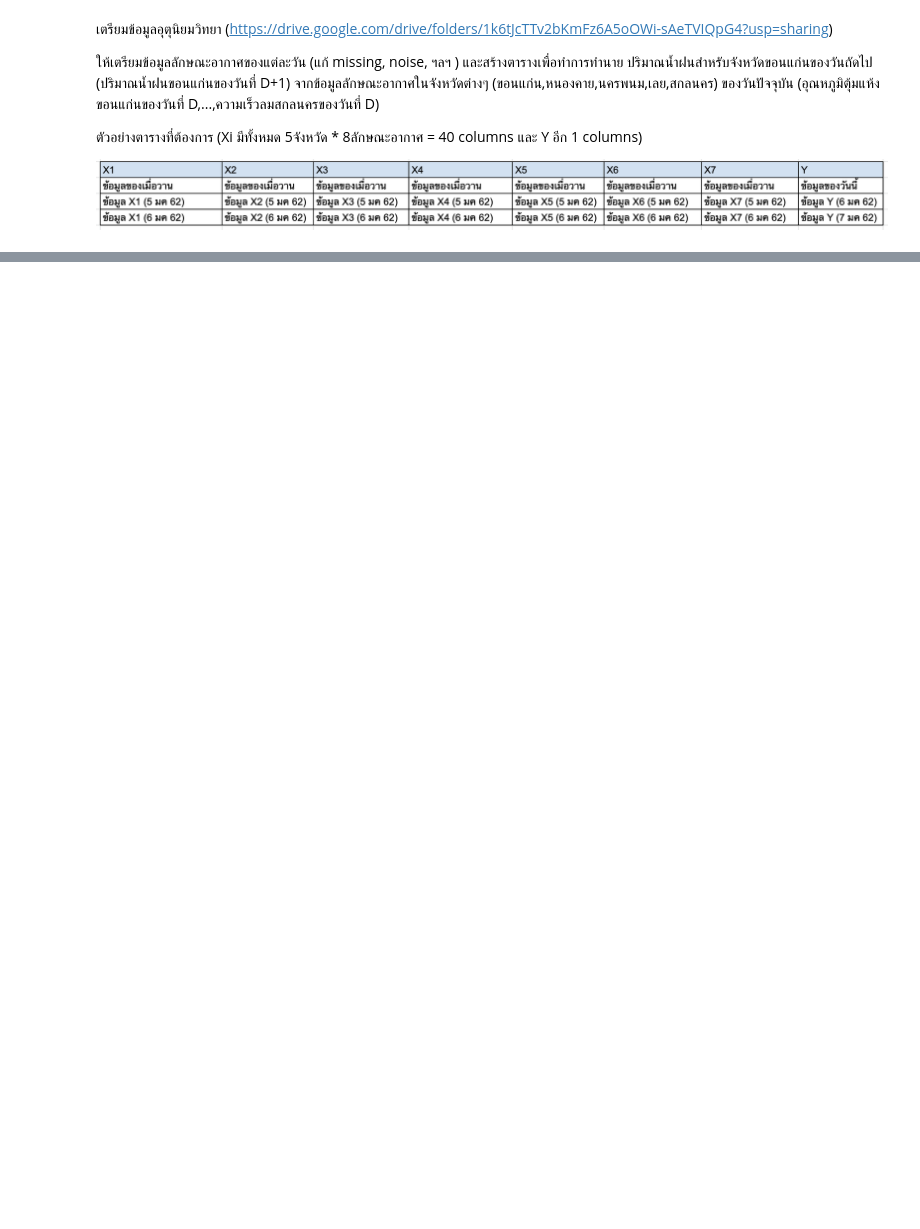
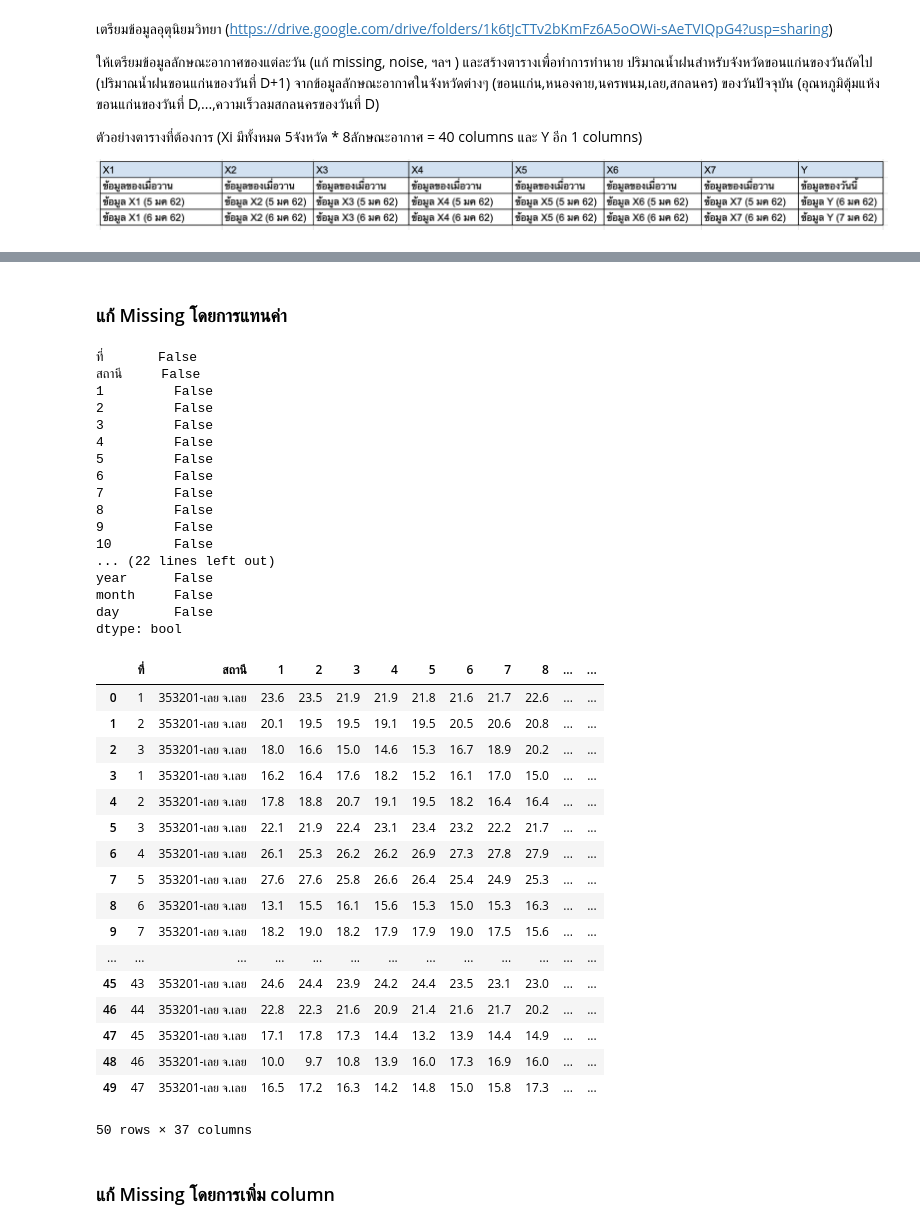
Before and after one commit to Wilanth/BSC_DPDM23, a Jupyter notebook: midterm_bscdpdm23.ipynb, the cells around one changed output, grey strips where cells are left out. Drawn from its saved outputs; the diff is of its cells as text; code cells hidden in the pictures; blank space fills up the shorter version.

```diff
--- a/midterm_bscdpdm23.ipynb
+++ b/midterm_bscdpdm23.ipynb
@@ -298,0 +2093,4 @@ Dew_temp_khonkaen.head()
+# %%
+lei_dewpoint=lei_dewpoint.replace('-',np.NaN)
+print(lei_dewpoint.isnull().any()) # เช็คค่าว่าง Null # true คือ มีค่าว่าง
+lei_dewpoint.head()
@@ -298,0 +2122,2 @@ Dew_temp_khonkaen.head()
+# %% [markdown]
+### แก้ Missing โดยการแทนค่า
@@ -298,0 +2131,41 @@ Dew_temp_khonkaen.head()
+# %%
+print(lei_dewpoint.isnull().any()) # เช็คค่าว่าง Null # true คือ มีค่าว่าง
+lei_dewpoint
+# %% [output]
+ที่       False
+สถานี     False
+1         False
+2         False
+3         False
+4         False
+5         False
+6         False
+7         False
+8         False
+9         False
+10        False
+... (22 lines left out)
+year      False
+month     False
+day       False
+dtype: bool
+|  | ที่ | สถานี | 1 | 2 | 3 | 4 | 5 | 6 | 7 | 8 | ... | ... |
+| 0 | 1 | 353201-เลย จ.เลย | 23.6 | 23.5 | 21.9 | 21.9 | 21.8 | 21.6 | 21.7 | 22.6 | ... | ... |
+| 1 | 2 | 353201-เลย จ.เลย | 20.1 | 19.5 | 19.5 | 19.1 | 19.5 | 20.5 | 20.6 | 20.8 | ... | ... |
+| 2 | 3 | 353201-เลย จ.เลย | 18.0 | 16.6 | 15.0 | 14.6 | 15.3 | 16.7 | 18.9 | 20.2 | ... | ... |
+| 3 | 1 | 353201-เลย จ.เลย | 16.2 | 16.4 | 17.6 | 18.2 | 15.2 | 16.1 | 17.0 | 15.0 | ... | ... |
+| 4 | 2 | 353201-เลย จ.เลย | 17.8 | 18.8 | 20.7 | 19.1 | 19.5 | 18.2 | 16.4 | 16.4 | ... | ... |
+| 5 | 3 | 353201-เลย จ.เลย | 22.1 | 21.9 | 22.4 | 23.1 | 23.4 | 23.2 | 22.2 | 21.7 | ... | ... |
+| 6 | 4 | 353201-เลย จ.เลย | 26.1 | 25.3 | 26.2 | 26.2 | 26.9 | 27.3 | 27.8 | 27.9 | ... | ... |
+| 7 | 5 | 353201-เลย จ.เลย | 27.6 | 27.6 | 25.8 | 26.6 | 26.4 | 25.4 | 24.9 | 25.3 | ... | ... |
+| 8 | 6 | 353201-เลย จ.เลย | 13.1 | 15.5 | 16.1 | 15.6 | 15.3 | 15.0 | 15.3 | 16.3 | ... | ... |
+| 9 | 7 | 353201-เลย จ.เลย | 18.2 | 19.0 | 18.2 | 17.9 | 17.9 | 19.0 | 17.5 | 15.6 | ... | ... |
+| ... | ... | ... | ... | ... | ... | ... | ... | ... | ... | ... | ... | ... |
+| 45 | 43 | 353201-เลย จ.เลย | 24.6 | 24.4 | 23.9 | 24.2 | 24.4 | 23.5 | 23.1 | 23.0 | ... | ... |
+| 46 | 44 | 353201-เลย จ.เลย | 22.8 | 22.3 | 21.6 | 20.9 | 21.4 | 21.6 | 21.7 | 20.2 | ... | ... |
+| 47 | 45 | 353201-เลย จ.เลย | 17.1 | 17.8 | 17.3 | 14.4 | 13.2 | 13.9 | 14.4 | 14.9 | ... | ... |
+| 48 | 46 | 353201-เลย จ.เลย | 10.0 | 9.7 | 10.8 | 13.9 | 16.0 | 17.3 | 16.9 | 16.0 | ... | ... |
+| 49 | 47 | 353201-เลย จ.เลย | 16.5 | 17.2 | 16.3 | 14.2 | 14.8 | 15.0 | 15.8 | 17.3 | ... | ... |
+50 rows × 37 columns
+# %% [markdown]
+### แก้ Missing โดยการเพิ่ม column
```
Also changed, not shown: parts of 276 cells of this notebook.
